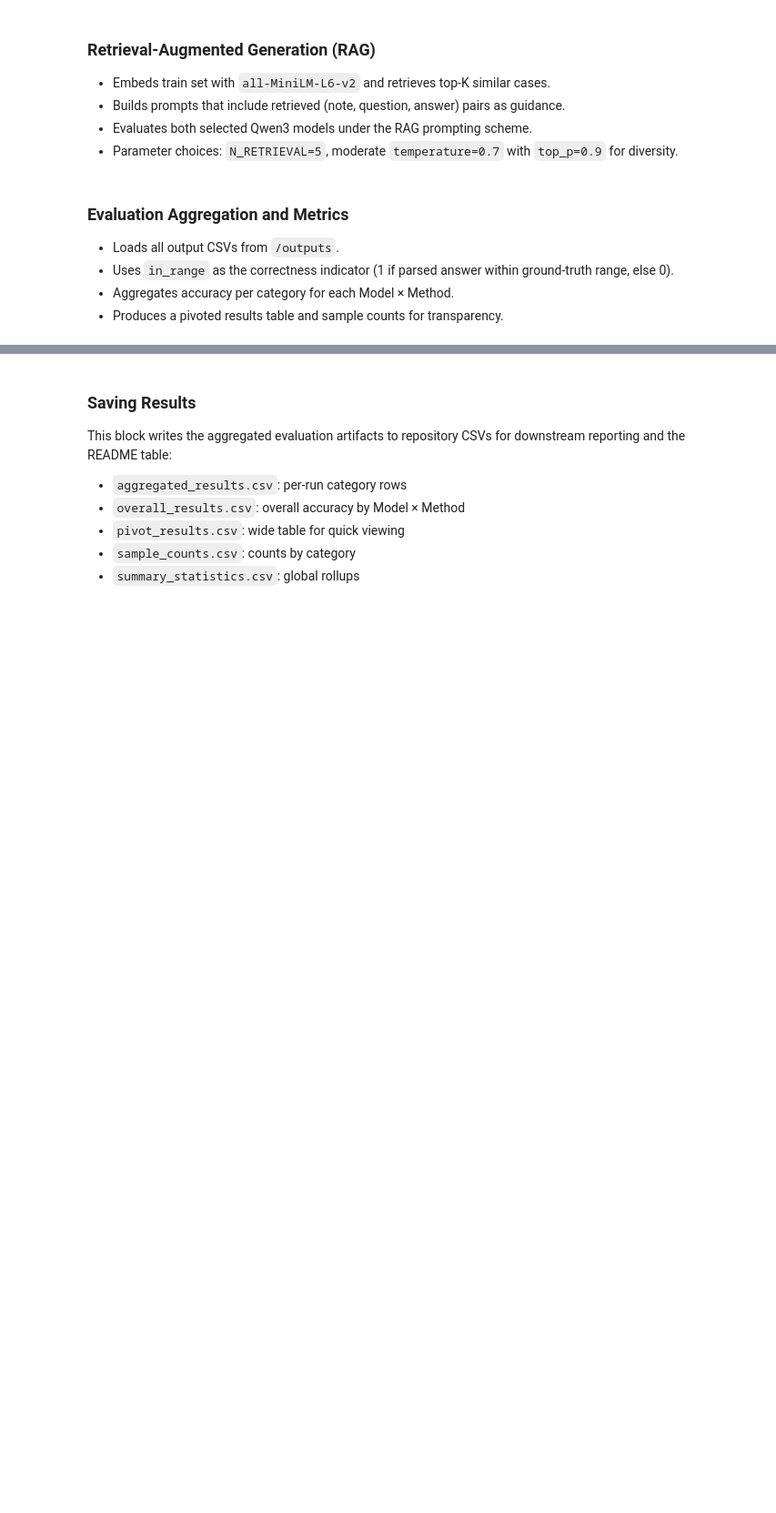
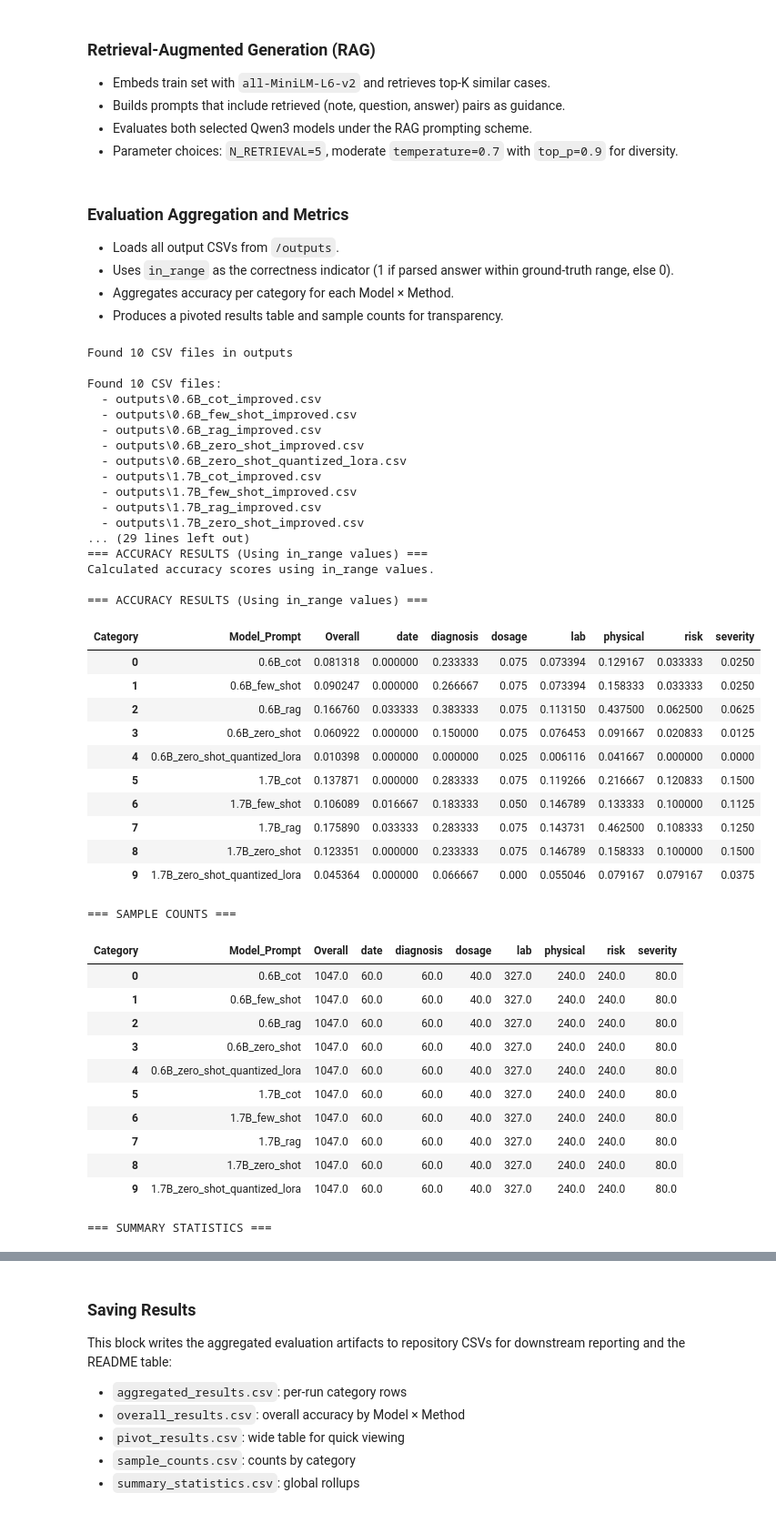
Before and after one commit to Julien-ser/Clinical-Reasoning-Model-Benchmarking-and-Fine-Tuning, a Jupyter notebook: Clinical_Reasoning_Benchmarks.ipynb, the cells around one changed output, grey strips where cells are left out. Shown at 91% size. Saved outputs shown, nothing was run; the diff lists cells and outputs as text; code cells hidden in the pictures; blank space fills up the shorter version.

```diff
--- a/Clinical_Reasoning_Benchmarks.ipynb
+++ b/Clinical_Reasoning_Benchmarks.ipynb
@@ -1281,7 +1281,7 @@ from pathlib import Path
 # Function to find all CSV files in outputs directory
 def find_csv_files():
     """Find all CSV files in the outputs directory."""
-    output_dir = '/outputs'
+    output_dir = 'outputs'
     if os.path.exists(output_dir):
         pattern = os.path.join(output_dir, "*.csv")
         csv_files = sorted(glob.glob(pattern))
@@ -1388,30 +1388,72 @@ else:
 
             # Also show sample counts
             sample_counts_df = aggregated_results_with_overall.pivot_table(
                 index='Model_Prompt',
                 columns='Category',
                 values='Sample Count',
                 fill_value=0
             ).reset_index()
 
             print("\n=== SAMPLE COUNTS ===")
             display(sample_counts_df)
 
             # Summary statistics
             print("\n=== SUMMARY STATISTICS ===")
             summary_stats = []
             for key in evaluation_results.keys():
                 overall_acc = []
                 for category in evaluation_results[key].values():
                     overall_acc.extend(category['accuracy'])
 
                 summary_stats.append({
                     'Model_Prompt': key,
                     'Overall Accuracy': sum(overall_acc) / len(overall_acc) if overall_acc else 0,
                     'Total Samples': len(overall_acc)
                 })
 
             summary_df = pd.DataFrame(summary_stats)
             display(summary_df)
     else:
         print("No data could be loaded from CSV files.")
+# %% [output]
+Found 10 CSV files in outputs
+
+Found 10 CSV files:
+  - outputs\0.6B_cot_improved.csv
+  - outputs\0.6B_few_shot_improved.csv
+  - outputs\0.6B_rag_improved.csv
+  - outputs\0.6B_zero_shot_improved.csv
+  - outputs\0.6B_zero_shot_quantized_lora.csv
+  - outputs\1.7B_cot_improved.csv
+  - outputs\1.7B_few_shot_improved.csv
+  - outputs\1.7B_rag_improved.csv
+  - outputs\1.7B_zero_shot_improved.csv
+... (29 lines left out)
+=== ACCURACY RESULTS (Using in_range values) ===
+Calculated accuracy scores using in_range values.
+
+=== ACCURACY RESULTS (Using in_range values) ===
+| Category | Model_Prompt | Overall | date | diagnosis | dosage | lab | physical | risk | severity |
+| 0 | 0.6B_cot | 0.081318 | 0.000000 | 0.233333 | 0.075 | 0.073394 | 0.129167 | 0.033333 | 0.0250 |
+| 1 | 0.6B_few_shot | 0.090247 | 0.000000 | 0.266667 | 0.075 | 0.073394 | 0.158333 | 0.033333 | 0.0250 |
+| 2 | 0.6B_rag | 0.166760 | 0.033333 | 0.383333 | 0.075 | 0.113150 | 0.437500 | 0.062500 | 0.0625 |
+| 3 | 0.6B_zero_shot | 0.060922 | 0.000000 | 0.150000 | 0.075 | 0.076453 | 0.091667 | 0.020833 | 0.0125 |
+| 4 | 0.6B_zero_shot_quantized_lora | 0.010398 | 0.000000 | 0.000000 | 0.025 | 0.006116 | 0.041667 | 0.000000 | 0.0000 |
+| 5 | 1.7B_cot | 0.137871 | 0.000000 | 0.283333 | 0.075 | 0.119266 | 0.216667 | 0.120833 | 0.1500 |
+| 6 | 1.7B_few_shot | 0.106089 | 0.016667 | 0.183333 | 0.050 | 0.146789 | 0.133333 | 0.100000 | 0.1125 |
+| 7 | 1.7B_rag | 0.175890 | 0.033333 | 0.283333 | 0.075 | 0.143731 | 0.462500 | 0.108333 | 0.1250 |
+| 8 | 1.7B_zero_shot | 0.123351 | 0.000000 | 0.233333 | 0.075 | 0.146789 | 0.158333 | 0.100000 | 0.1500 |
+| 9 | 1.7B_zero_shot_quantized_lora | 0.045364 | 0.000000 | 0.066667 | 0.000 | 0.055046 | 0.079167 | 0.079167 | 0.0375 |
+=== SAMPLE COUNTS ===
+| Category | Model_Prompt | Overall | date | diagnosis | dosage | lab | physical | risk | severity |
+| 0 | 0.6B_cot | 1047.0 | 60.0 | 60.0 | 40.0 | 327.0 | 240.0 | 240.0 | 80.0 |
+| 1 | 0.6B_few_shot | 1047.0 | 60.0 | 60.0 | 40.0 | 327.0 | 240.0 | 240.0 | 80.0 |
+| 2 | 0.6B_rag | 1047.0 | 60.0 | 60.0 | 40.0 | 327.0 | 240.0 | 240.0 | 80.0 |
+| 3 | 0.6B_zero_shot | 1047.0 | 60.0 | 60.0 | 40.0 | 327.0 | 240.0 | 240.0 | 80.0 |
+| 4 | 0.6B_zero_shot_quantized_lora | 1047.0 | 60.0 | 60.0 | 40.0 | 327.0 | 240.0 | 240.0 | 80.0 |
+| 5 | 1.7B_cot | 1047.0 | 60.0 | 60.0 | 40.0 | 327.0 | 240.0 | 240.0 | 80.0 |
+| 6 | 1.7B_few_shot | 1047.0 | 60.0 | 60.0 | 40.0 | 327.0 | 240.0 | 240.0 | 80.0 |
+| 7 | 1.7B_rag | 1047.0 | 60.0 | 60.0 | 40.0 | 327.0 | 240.0 | 240.0 | 80.0 |
+| 8 | 1.7B_zero_shot | 1047.0 | 60.0 | 60.0 | 40.0 | 327.0 | 240.0 | 240.0 | 80.0 |
+| 9 | 1.7B_zero_shot_quantized_lora | 1047.0 | 60.0 | 60.0 | 40.0 | 327.0 | 240.0 | 240.0 | 80.0 |
+=== SUMMARY STATISTICS ===
```
Also changed, not shown: parts of 4 cells of this notebook, 3 other files.
